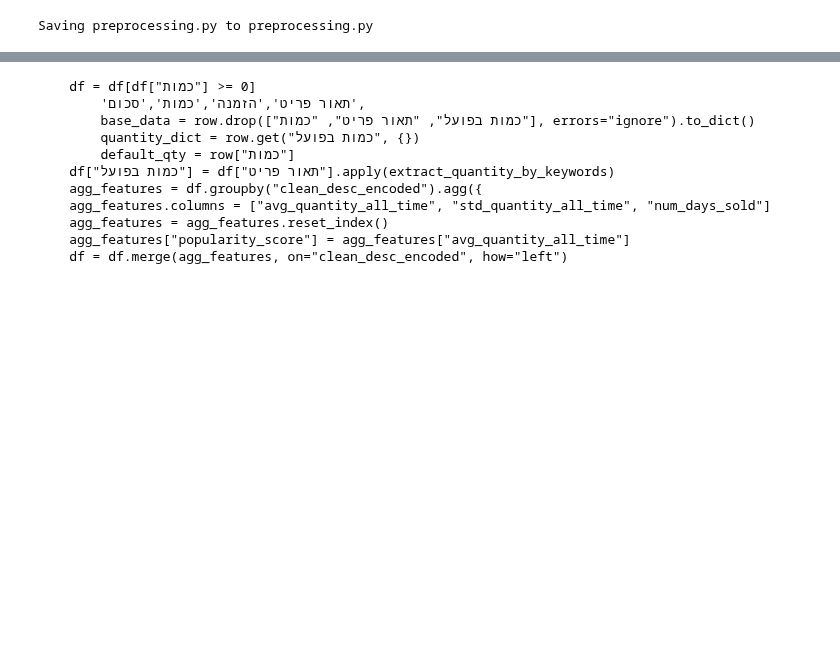
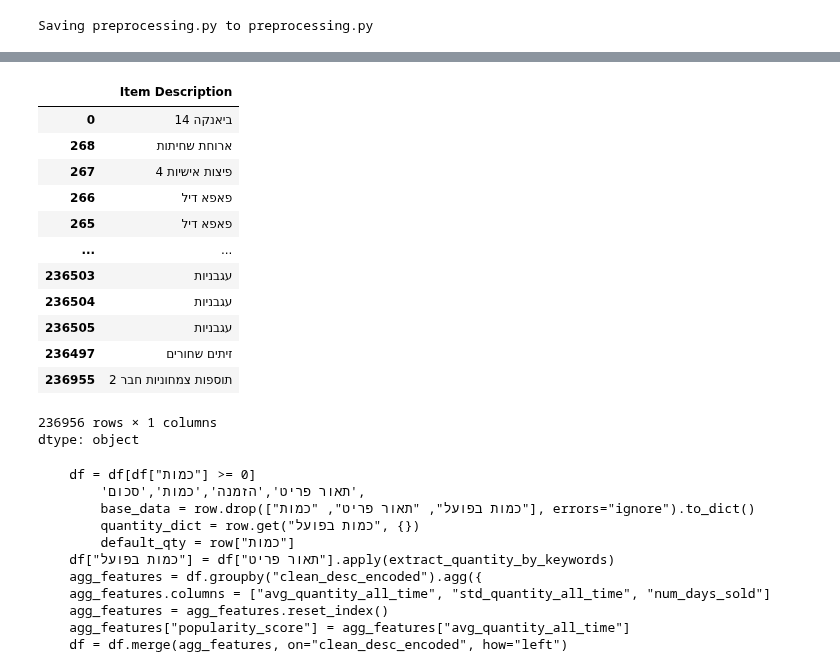
Before and after one commit to Edenshmuel/PapaJohns_Data_Science_Project, a Jupyter notebook: Temp.ipynb, the cells around one changed output, grey strips where cells are left out. Saved outputs shown, nothing was run; the diff lists cells and outputs as text; code cells hidden in the pictures; blank space fills up the shorter version.

```diff
--- a/Temp.ipynb
+++ b/Temp.ipynb
@@ -59,3 +60,20 @@ Index(['Date', 'Month', 'סוג פריט', 'תאור סוג', 'מס' פריט',
+# %%
+df_ready["Item Description"]
+# %% [output]
+|  | Item Description |
+| 0 | ביאנקה 14 |
+| 268 | ארוחת שחיתות |
+| 267 | 4 פיצות אישיות |
+| 266 | פאפא דיל |
+| 265 | פאפא דיל |
+| ... | ... |
+| 236503 | עגבניות |
+| 236504 | עגבניות |
+| 236505 | עגבניות |
+| 236497 | זיתים שחורים |
+| 236955 | 2 תוספות צמחוניות חבר |
+236956 rows × 1 columns
+dtype: object
 # %%
 !grep -R "כמות" preprocessing.py
 !grep -R "agg" preprocessing.py
```
Also changed, not shown: parts of 6 cells of this notebook.
